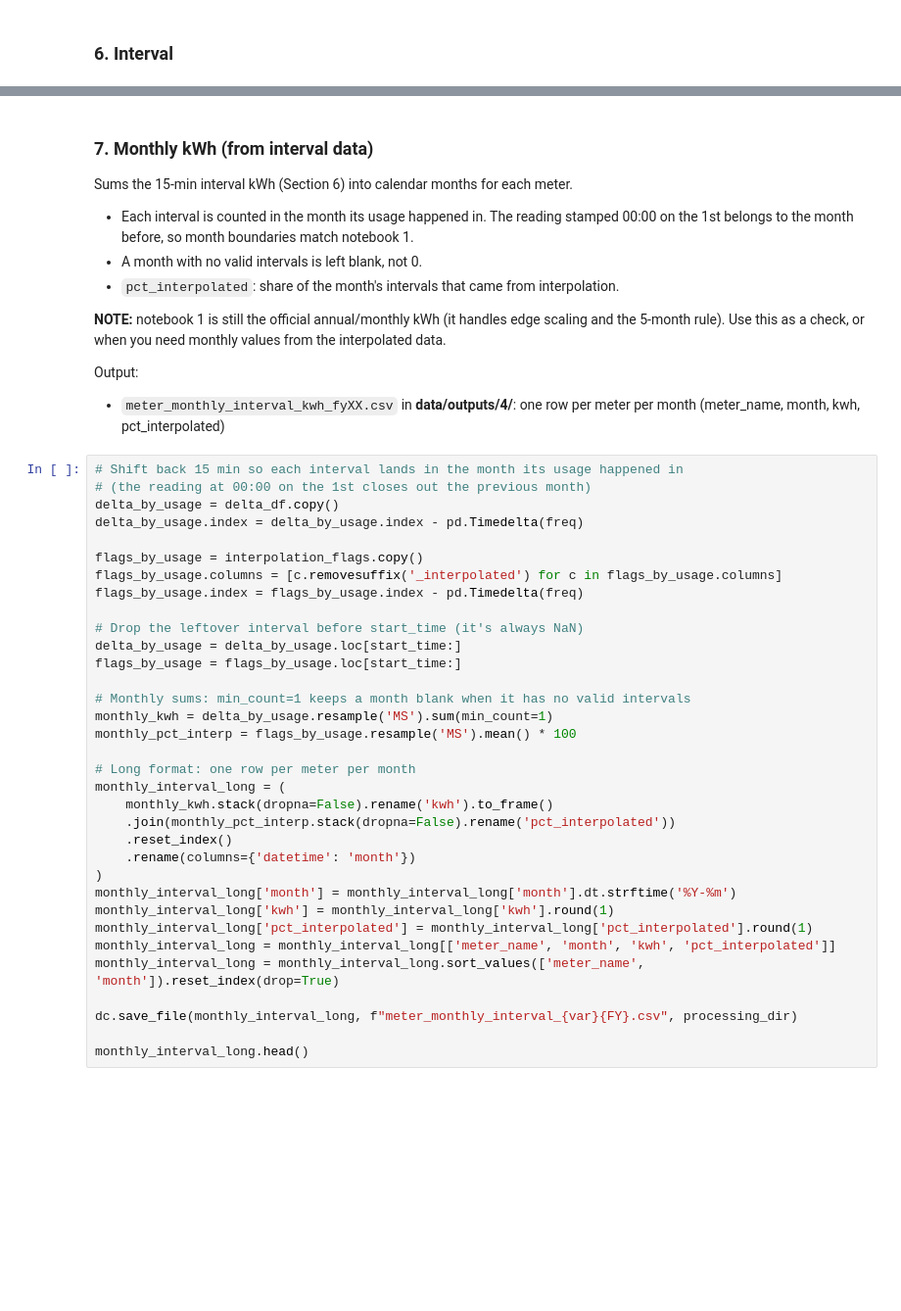
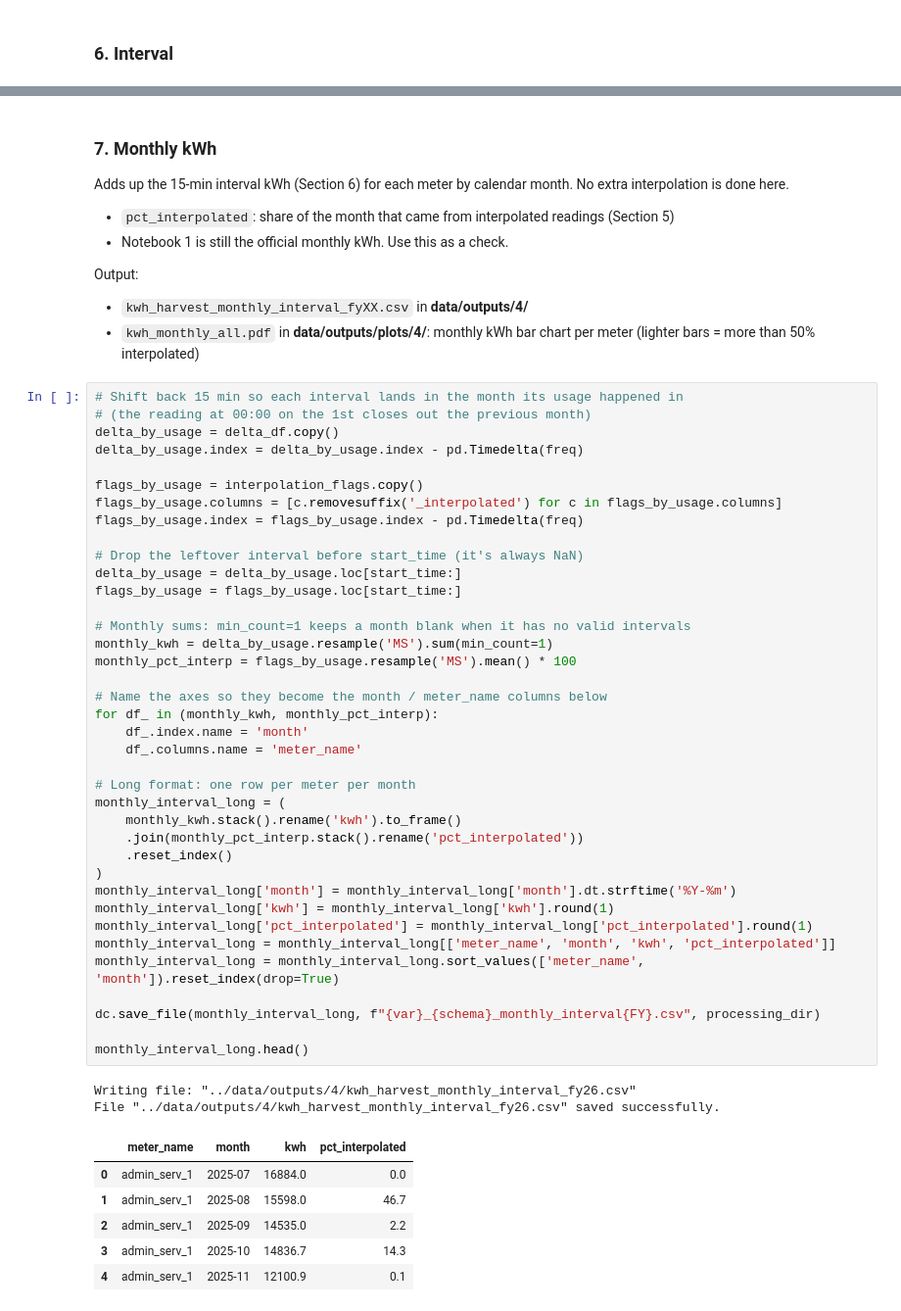
Before and after one commit to uhm-campus-energy/harvest_kwh_prep, a Jupyter notebook: notebooks/4.kwh_processing_all.ipynb, the cells around one changed output, grey strips where cells are left out. Shown at 98% size. Cells and saved outputs as stored; diff of their text form; blank space fills up the shorter version.

Commit message:
Monthly added

```diff
--- a/notebooks/4.kwh_processing_all.ipynb
+++ b/notebooks/4.kwh_processing_all.ipynb
@@ -377,45 +350,56 @@ Writing file: "../data/outputs/kwh_aurora_v4_interval.csv"
 # %% [markdown]
-### 7. Monthly kWh (from interval data)
-Sums the 15-min interval kWh (Section 6) into calendar months for each meter.
-- Each interval is counted in the month its usage happened in. The reading stamped 00:00 on the 1st belongs to the month before, so month boundaries match notebook 1.
-- A month with no valid intervals is left blank, not 0.
-- `pct_interpolated`: share of the month's intervals that came from interpolation.
-
-**NOTE:** notebook 1 is still the official annual/monthly kWh (it handles edge scaling and the 5-month rule). Use this as a check, or when you need monthly values from the interpolated data.
+### 7. Monthly kWh
+Adds up the 15-min interval kWh (Section 6) for each meter by calendar month. No extra interpolation is done here.
+- `pct_interpolated`: share of the month that came from interpolated readings (Section 5)
+- Notebook 1 is still the official monthly kWh. Use this as a check.
 
 Output:
-- `meter_monthly_interval_kwh_fyXX.csv` in **data/outputs/4/**: one row per meter per month (meter_name, month, kwh, pct_interpolated)
+- `kwh_harvest_monthly_interval_fyXX.csv` in **data/outputs/4/**
+- `kwh_monthly_all.pdf` in **data/outputs/plots/4/**: monthly kWh bar chart per meter (lighter bars = more than 50% interpolated)
 # %%
 # Shift back 15 min so each interval lands in the month its usage happened in
 # (the reading at 00:00 on the 1st closes out the previous month)
 delta_by_usage = delta_df.copy()
 delta_by_usage.index = delta_by_usage.index - pd.Timedelta(freq)
 
 flags_by_usage = interpolation_flags.copy()
 flags_by_usage.columns = [c.removesuffix('_interpolated') for c in flags_by_usage.columns]
 flags_by_usage.index = flags_by_usage.index - pd.Timedelta(freq)
 
 # Drop the leftover interval before start_time (it's always NaN)
 delta_by_usage = delta_by_usage.loc[start_time:]
 flags_by_usage = flags_by_usage.loc[start_time:]
 
 # Monthly sums: min_count=1 keeps a month blank when it has no valid intervals
 monthly_kwh = delta_by_usage.resample('MS').sum(min_count=1)
 monthly_pct_interp = flags_by_usage.resample('MS').mean() * 100
 
+# Name the axes so they become the month / meter_name columns below
+for df_ in (monthly_kwh, monthly_pct_interp):
+    df_.index.name = 'month'
+    df_.columns.name = 'meter_name'
+
 # Long format: one row per meter per month
 monthly_interval_long = (
-    monthly_kwh.stack(dropna=False).rename('kwh').to_frame()
-    .join(monthly_pct_interp.stack(dropna=False).rename('pct_interpolated'))
+    monthly_kwh.stack().rename('kwh').to_frame()
+    .join(monthly_pct_interp.stack().rename('pct_interpolated'))
     .reset_index()
-    .rename(columns={'datetime': 'month'})
 )
 monthly_interval_long['month'] = monthly_interval_long['month'].dt.strftime('%Y-%m')
 monthly_interval_long['kwh'] = monthly_interval_long['kwh'].round(1)
 monthly_interval_long['pct_interpolated'] = monthly_interval_long['pct_interpolated'].round(1)
 monthly_interval_long = monthly_interval_long[['meter_name', 'month', 'kwh', 'pct_interpolated']]
 monthly_interval_long = monthly_interval_long.sort_values(['meter_name', 'month']).reset_index(drop=True)
 
-dc.save_file(monthly_interval_long, f"meter_monthly_interval_{var}{FY}.csv", processing_dir)
+dc.save_file(monthly_interval_long, f"{var}_{schema}_monthly_interval{FY}.csv", processing_dir)
 
 monthly_interval_long.head()
+# %% [output]
+Writing file: "../data/outputs/4/kwh_harvest_monthly_interval_fy26.csv"
+File "../data/outputs/4/kwh_harvest_monthly_interval_fy26.csv" saved successfully.
+|  | meter_name | month | kwh | pct_interpolated |
+| 0 | admin_serv_1 | 2025-07 | 16884.0 | 0.0 |
+| 1 | admin_serv_1 | 2025-08 | 15598.0 | 46.7 |
+| 2 | admin_serv_1 | 2025-09 | 14535.0 | 2.2 |
+| 3 | admin_serv_1 | 2025-10 | 14836.7 | 14.3 |
+| 4 | admin_serv_1 | 2025-11 | 12100.9 | 0.1 |
```
Also changed, not shown: parts of 14 cells of this notebook.
